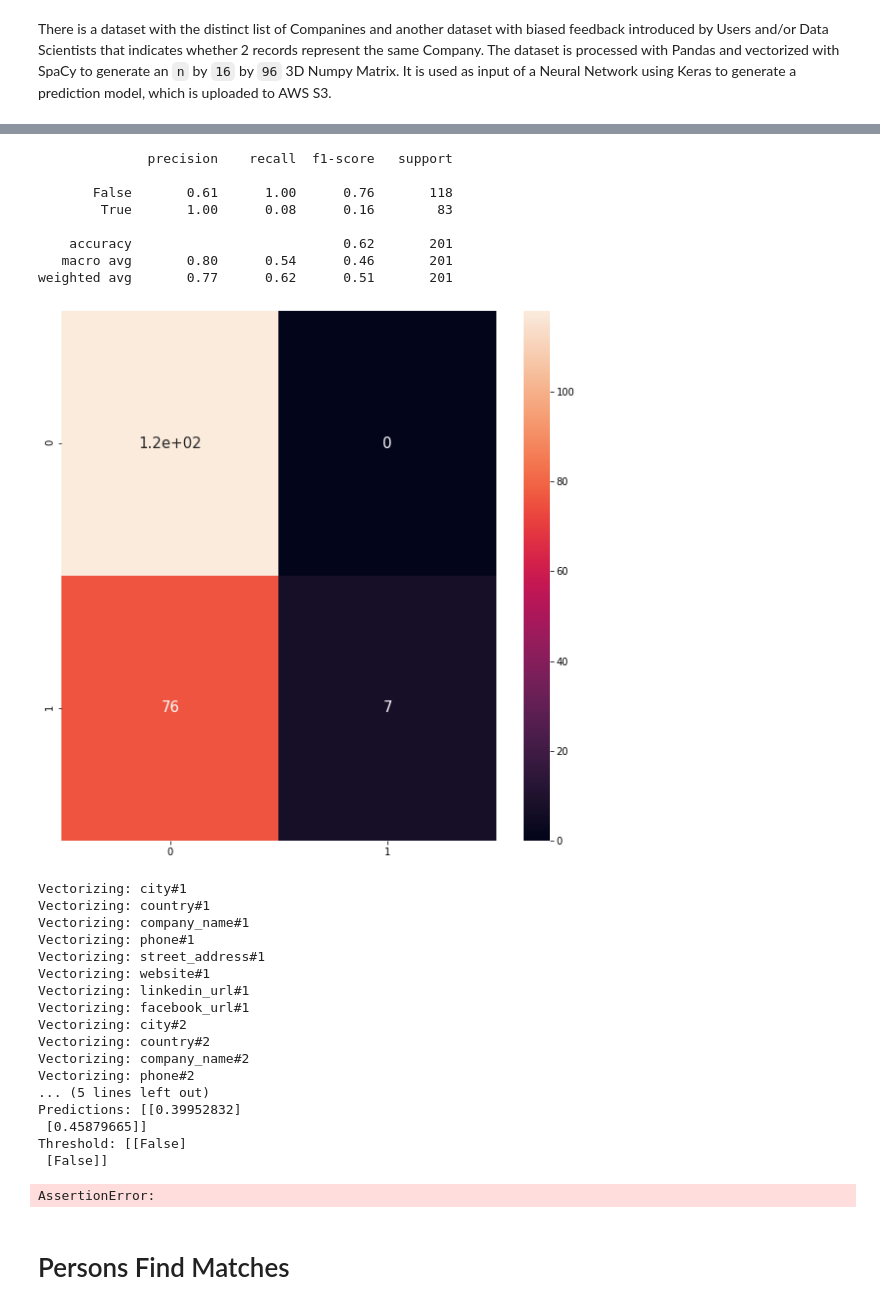
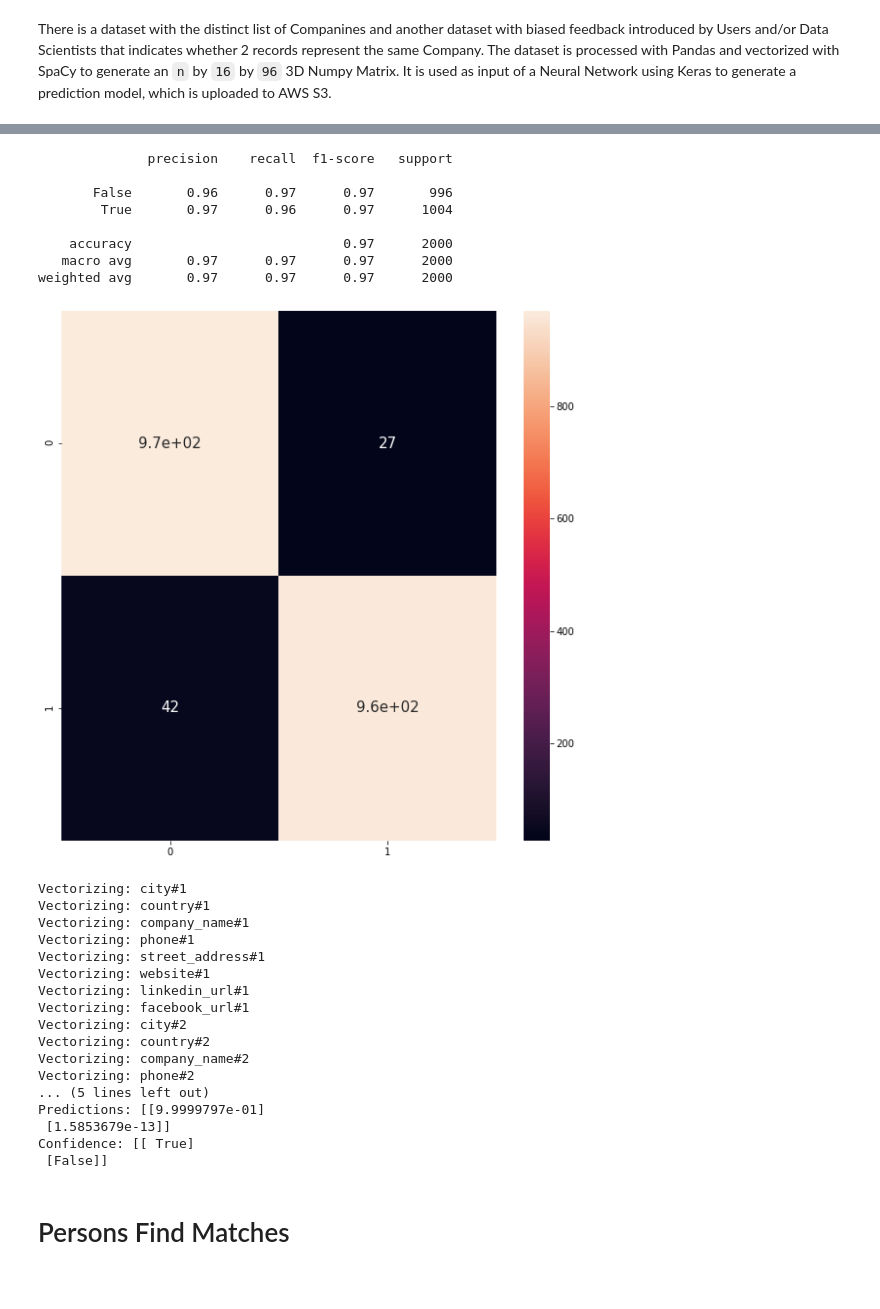
Before and after one commit to MartinCastroAlvarez/python-deep-learning-algorithms, a Jupyter notebook: matching.ipynb, the cells around one changed output, grey strips where cells are left out. Saved outputs shown, nothing was run; the diff lists cells and outputs as text; code cells hidden in the pictures.

```diff
--- a/matching.ipynb
+++ b/matching.ipynb
@@ -347,6 +347,7 @@ def generate_random_companies(
     nulls: float = 0.1,
     mutability: float = 0.01,
     feedback: list = None,
+    relevance: int = 10,
 ) -> pd.DataFrame:
     """
     Generates a random dataset of $total companies.
@@ -372,11 +373,11 @@ def generate_random_companies(
         })
     if feedback is not None:
         for case in feedback:
-            raw_companies_list.insert(0, {
+            raw_companies_list.extend([{
                 **add_suffix(case[0], "1"),
                 **add_suffix(case[1], "2"),
                 target: case[2],
-            })
+            }] * relevance)
     raw_companies_dataframe: pd.DataFrame = pd.DataFrame(raw_companies_list)
     raw_companies_dataframe[target] = raw_companies_dataframe[target].astype(int)
     print("Companies:", raw_companies_dataframe.shape)
@@ -760,15 +762,15 @@ def error_analysis(
     model: keras.models.Model,
     x_test: np.array,
     y_test: np.array,
-    threshold: float
+    confidence: float
 ) -> None:
     """
     Performs error analysis on a prediction model.
     """
     y_pred: np.ndarray = np.array(model.predict(x_test))
-    matrix = confusion_matrix(y_test > threshold, y_pred > threshold)
-    print(classification_report(y_test > threshold, y_pred > threshold))
-    cm = confusion_matrix(y_test > threshold, y_pred > threshold)
+    matrix = confusion_matrix(y_test > confidence, y_pred > confidence)
+    print(classification_report(y_test > confidence, y_pred > confidence))
+    cm = confusion_matrix(y_test > confidence, y_pred > confidence)
     cm = pd.DataFrame(cm, range(2),range(2))
     plt.figure(figsize = (10,10))
     sns.heatmap(cm, annot=True, annot_kws={"size": 15})
@@ -776,7 +778,7 @@ def error_analysis(
 
 assert error_analysis(
     model=sample_model,
-    threshold=0.3,
+    confidence=0.3,
     x_test=np.array([[[0, 1], [0, 1]], [[0, 1], [0, 1]]]),
     y_test=np.array([0, 1]),
 ) is None
@@ -870,5 +908,9 @@ vectorized_companies_dataframe.head(10)
 # %%
-x_train, y_train, x_test, y_test, x_val, y_val = split_dataframe(dataset=vectorized_companies_dataframe)
+x_train, y_train, x_test, y_test, x_val, y_val = split_dataframe(
+    dataset=vectorized_companies_dataframe,
+    test_size=0.2,
+    val_size=0.1
+)
 # %% [output]
 Predictors: ['city#1', 'country#1', 'company_name#1', 'phone#1', 'street_address#1', 'website#1', 'linkedin_url#1', 'facebook_url#1', 'city#2', 'country#2', 'company_name#2', 'phone#2', 'street_addres ...
 Predicted: match
@@ -891,8 +933,8 @@ company_matches_model, loss, accuracy = train_find_matches(
     x_val,
     y_val,
     learning_rate=0.0001,
-    epochs=30,
-    batch_size=200,
-    dropout=0.4,
+    epochs=11,
+    batch_size=100,
+    dropout=0.02,
 )
 # %% [output]
@@ -920,20 +966,20 @@ Metrics: 0.6177574396133423 0.6499999761581421
 # %%
 error_analysis(
     model=company_matches_model,
-    threshold=0.5,
+    confidence=0.9,
     x_test=x_test,
     y_test=y_test,
 )
 # %% [output]
               precision    recall  f1-score   support
 
-       False       0.61      1.00      0.76       118
-        True       1.00      0.08      0.16        83
+       False       0.96      0.97      0.97       996
+        True       0.97      0.96      0.97      1004
 
-    accuracy                           0.62       201
-   macro avg       0.80      0.54      0.46       201
-weighted avg       0.77      0.62      0.51       201
+    accuracy                           0.97      2000
+   macro avg       0.97      0.97      0.97      2000
+weighted avg       0.97      0.97      0.97      2000
-[figure, old version]
+[figure, new version]
 # %%
 predictions: list = predict_find_matches(
     model=company_matches_model,
@@ -976,7 +1022,7 @@ predictions: list = predict_find_matches(
         "linkedin_url#2": "https://www.linkedin.com/u/taco",
         "facebook_url#2": "https://www.facebook.com/user/taco",
     }],
-    threshold=0.5,
+    confidence=0.99,
 )
 assert predictions[0][0]
 assert not predictions[1][0]
@@ -994,11 +1040,10 @@ Vectorizing: country#2
 Vectorizing: company_name#2
 Vectorizing: phone#2
 ... (5 lines left out)
-Predictions: [[0.39952832]
- [0.45879665]]
-Threshold: [[False]
+Predictions: [[9.9999797e-01]
+ [1.5853679e-13]]
+Confidence: [[ True]
  [False]]
-AssertionError:
 # %% [markdown]
 # Persons Find Matches
 # %%
```
Also changed, not shown: parts of 16 cells of this notebook.
